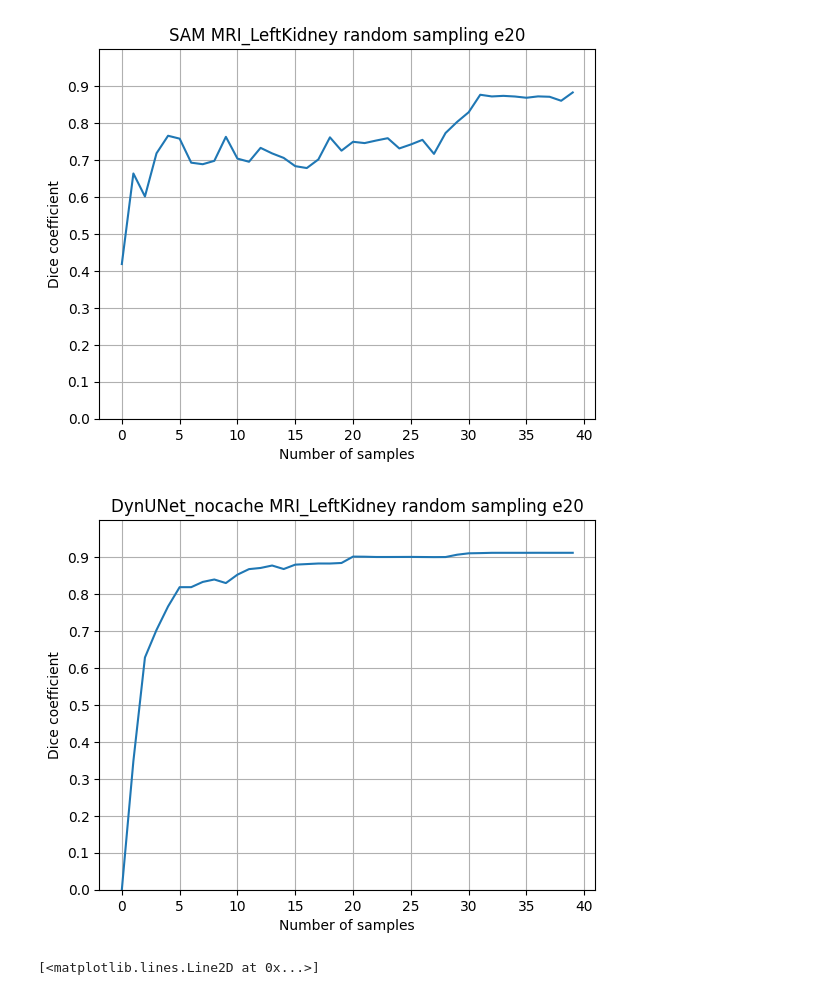
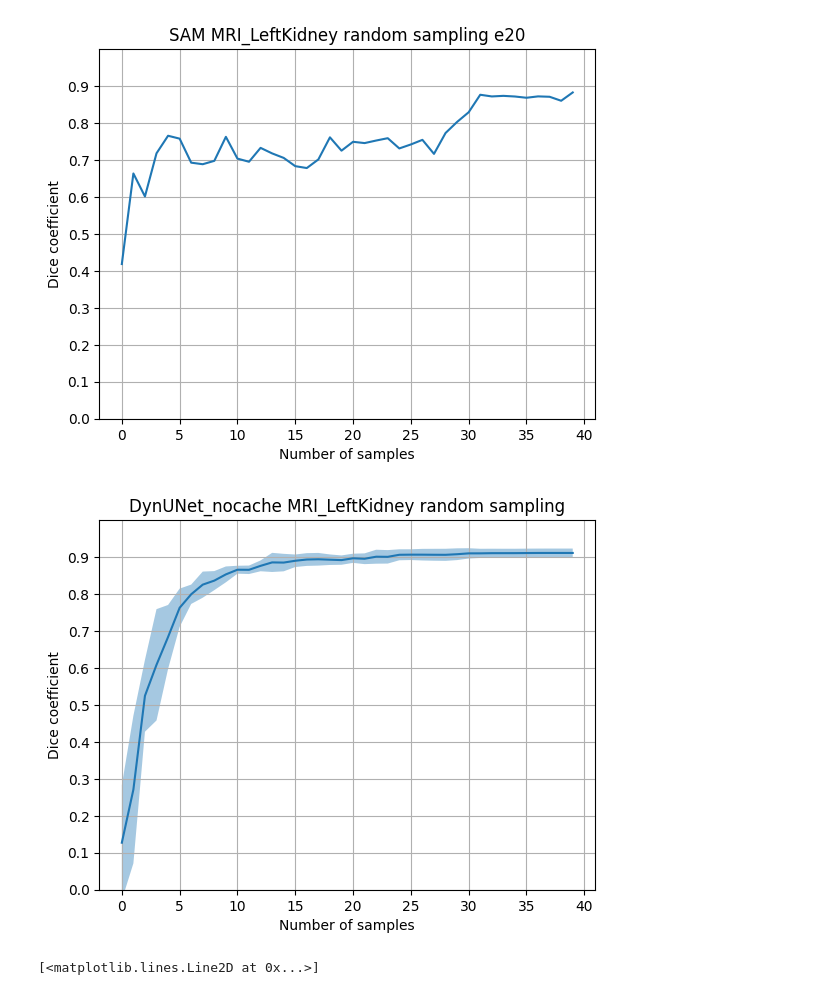
Before and after one commit to yexincheng/ALMRI, a Jupyter notebook: research_questions.ipynb, the cells around one changed output. Drawn from its saved outputs; the diff is of its cells as text; code cells hidden in the pictures.

Commit message:
dyn nocache plot 5 seeds

```diff
--- a/research_questions.ipynb
+++ b/research_questions.ipynb
@@ -784,17 +784,14 @@ plt.title('SAM MRI_LeftKidney random sampling e20')
 plt.grid()
 # %% [output]
 [figure]
-# %%
-dice_20_sam = np.load('results/dice/epochs100/random_MRI_LeftKidney_DynUNet_nocache_epochs100_seed2024_test_dice.npy')
-plt.plot(dice_20_sam)
-plt.yticks(np.arange(0, 1, 0.1))
-plt.ylim(0, 1)
-plt.xlabel('Number of samples')
-plt.ylabel('Dice coefficient')
-plt.title('DynUNet_nocache MRI_LeftKidney random sampling e20')
-plt.grid()
-# %% [output]
-[figure, removed]
+# %%
+epochs = 100
+strategy = 'random'
+task = 'MRI_LeftKidney'
+base_model = 'DynUNet_nocache'
+plot_dice_interval(epochs, strategy, task, base_model)
+# %% [output]
+[figure, added]
 # %%
 with open('results/logs/DynUNet_nocache_e100random2024_out.txt', 'r') as f:
     loss = []
```
Also changed, not shown: 1 other file.
